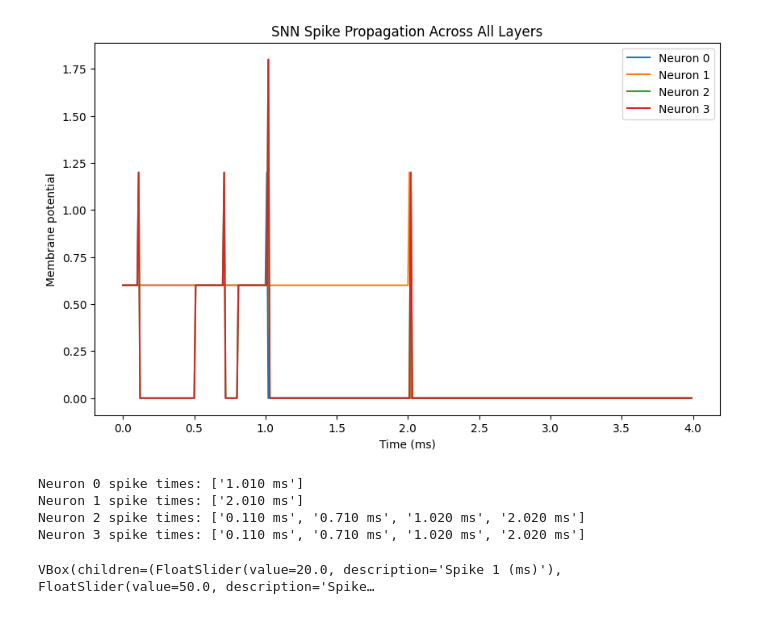
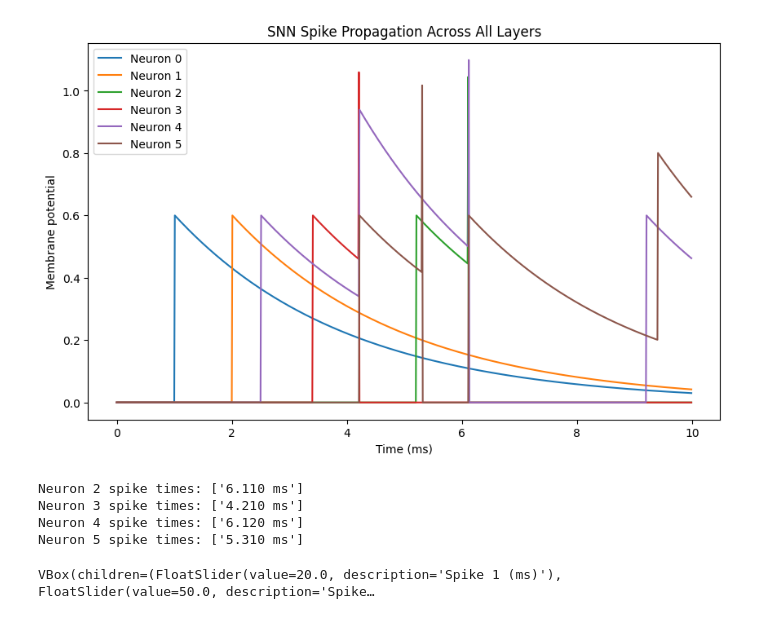
Before and after one commit to Ian3133/Dissertation, a Jupyter notebook: yggdrasil.ipynb, the cells around one changed output. Drawn from its saved outputs; the diff is of its cells as text; code cells hidden in the pictures.

Commit message:
shiftinb gears for multi spike back prop

```diff
--- a/yggdrasil.ipynb
+++ b/yggdrasil.ipynb
@@ -29,29 +29,36 @@ def tau_fire(spikes_fired, tau_fire_time, global_clock):
             return 1
     return 0
 
+
+decay_rate = 3*ms
+
 def Ygg_2nd_layer(inputs, taus):
 
-
-    neurons = NeuronGroup(4, '''
-            v : 1
+    neurons = NeuronGroup(6, '''
+            dv/dt = -v / decay_rate : volt
+            decay_rate : second
             global_clock : 1
             spikes_fired : 1
             tau_fire_time : 1
-        ''', threshold='v > 1', reset='''
-            v = 0
+        ''', threshold='v > 1 *volt ', reset='''
+
+            v = 0 * volt
             spikes_fired += 1
+
         ''', method='exact')
-    neurons.v = 0.6
+    neurons.v = 0.0 * volt
     neurons.spikes_fired = 0
-    neurons.tau_fire_time = 4 # should be runtime to start
+    neurons.tau_fire_time = 10.0 # should be runtime to start
+    neurons.decay_rate = decay_rate
     #neurons[2:].threshold = 2
+
 
     stim = SpikeGeneratorGroup(2, indices=[0,1], times= inputs * ms)
 
 
     syn_input = Synapses(stim, neurons[0:2], '''
     ''', on_pre='''
-        v += 0.6
+        v += 0.6 * volt
     ''')
     syn_input.connect(j='i')
 
@@ -60,61 +67,80 @@ def Ygg_2nd_layer(inputs, taus):
     # might need to change synapcies inputs to differnt 2:4 or somthnig
     syn_hidden = Synapses(neurons[0:2], neurons[2:4], '''
     ''', on_pre='''
-        v += 1.2
+        v += 0.6 * volt
     ''')
     syn_hidden.connect()
 
     stim_tau_hidden = SpikeGeneratorGroup(4, indices=[2,2,3,3], times = taus * ms)
 
+    # v set to 0.6 to remove the tau + input of
     syn_tau_hidden = Synapses(stim_tau_hidden, neurons[2:4], '''
     ''', on_pre='''
-        v += 0.6
+        v += 0.6 * volt
     ''')
+    syn_tau_hidden.connect(i=[2, 3], j=[0, 1])
 
-    syn_tau_hidden.connect()
+
+    # might need to change synapcies inputs to differnt 2:4 or somthnig
+    syn_output = Synapses(neurons[2:4], neurons[4:6], '''
+    ''', on_pre='''
+        v += 0.6 * volt
+    ''')
+    syn_output.connect()
+
+    stim_tau_output = SpikeGeneratorGroup(6, indices=[4,4,5,5], times = taus_2 * ms)
+
+    # v set to 0.6 to remove the tau + input of
+    syn_tau_output = Synapses(stim_tau_output, neurons[4:6], '''
+    ''', on_pre='''
+        v += 0.6 * volt
+    ''')
+    syn_tau_output.connect(i=[4, 5], j=[0, 1])
+
 
     #yn_hidden_tau.delay[:] = taus * ms
 
-#v += (tau_fire(spikes_fired, tau_fire_time, global_clock) * 1.2)
+    #v += (tau_fire(spikes_fired, tau_fire_time, global_clock) * 1.2)
 
     neurons.run_regularly('''
         global_clock += 0.01
     ''', dt=0.01*ms)
 
     mon = StateMonitor(neurons, 'v', record=True, dt=0.01*ms)
     spikemon = SpikeMonitor(neurons)
 
-    run(4*ms)
+    run(10*ms)
 
     # Plot v
     figure(figsize=(10, 6))
-    for i in range(0, 4):
+    for i in range(0, 6):
         plot(mon.t/ms, mon.v[i], label=f'Neuron {i}')
     xlabel('Time (ms)')
     ylabel('Membrane potential')
     legend()
     title('SNN Spike Propagation Across All Layers')
     show()
 
-    for i in range(0,4):
+    for i in range(0,6):
         times = spikemon.spike_trains()[i]
         if len(times) > 0:
             formatted_times = [f"{t/ms:.3f} ms" for t in times]
             print(f"Neuron {i} spike times: {formatted_times}")
 
 
 
 inputs = [1.0, 2.0]
-taus = [0.1, 0.7, 0.8, 0.5] #[0.0, 0.0, 0.0, 0.0] # will test by changing and seeing result later
-# assuming 2x2 here
+taus = [6.1, 5.2, 4.2, 3.4] #[0.0, 0.0, 0.0, 0.0] # will test by changing and seeing result later
+taus_2 = [2.5, 9.2, 5.3, 9.4]
+
 
 Ygg_2nd_layer(inputs, taus)
 # %% [output]
-[figure, old version]
+[figure, new version]
-Neuron 0 spike times: ['1.010 ms']
-Neuron 1 spike times: ['2.010 ms']
-Neuron 2 spike times: ['0.110 ms', '0.710 ms', '1.020 ms', '2.020 ms']
-Neuron 3 spike times: ['0.110 ms', '0.710 ms', '1.020 ms', '2.020 ms']
+Neuron 2 spike times: ['6.110 ms']
+Neuron 3 spike times: ['4.210 ms']
+Neuron 4 spike times: ['6.120 ms']
+Neuron 5 spike times: ['5.310 ms']
 # %%
 # import numpy as np
 # import matplotlib.pyplot as plt
```
